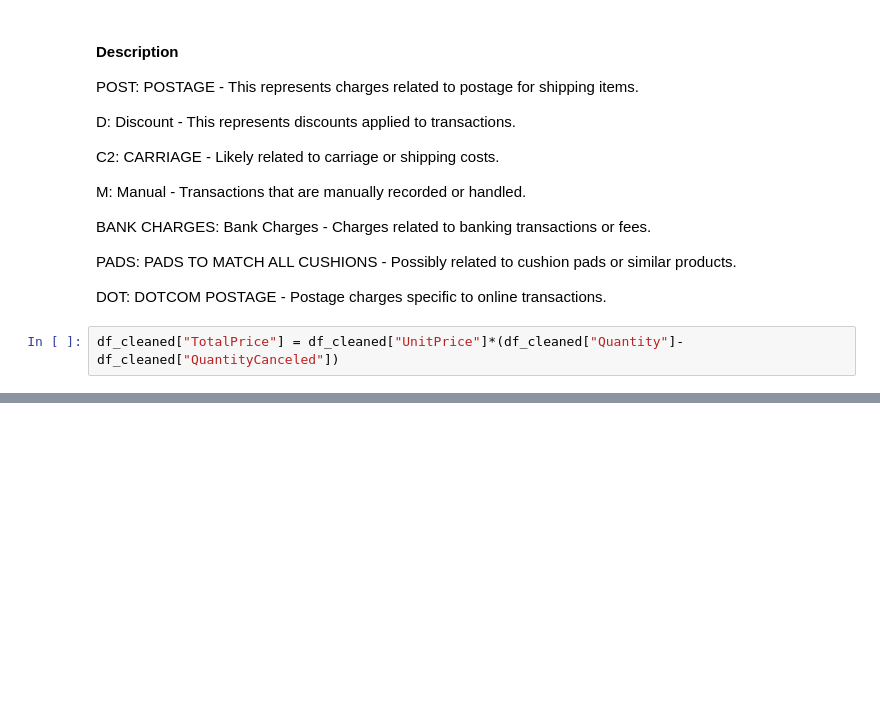
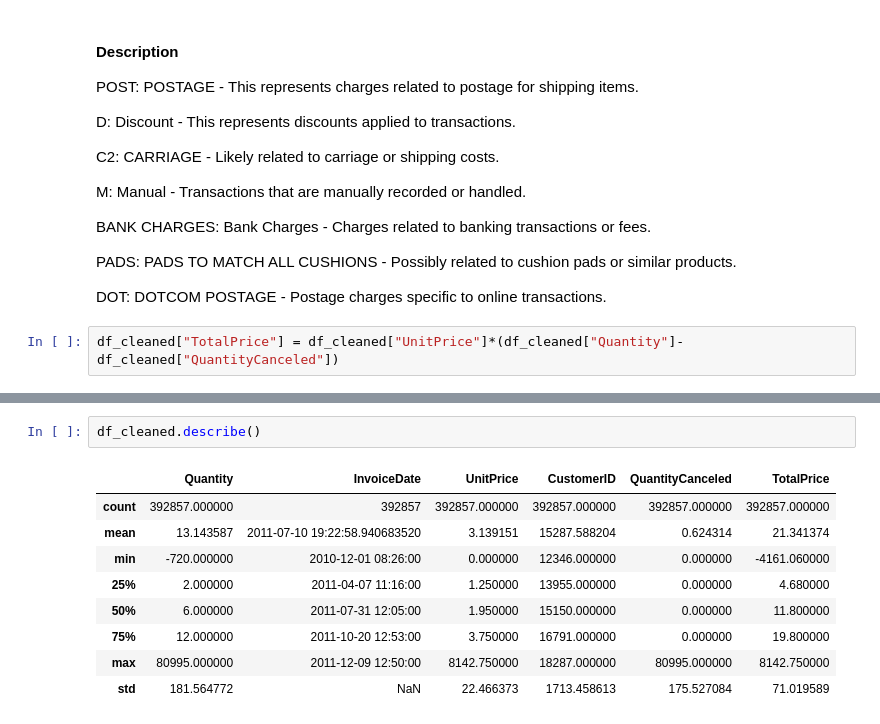
Before and after one commit to 464venkatsai/CustomerSegmentationAnalysis, a Jupyter notebook: Customer Segementation.ipynb, the cells around one changed output, grey strips where cells are left out. Saved outputs shown, nothing was run; the diff lists cells and outputs as text; blank space fills up the shorter version.

```diff
--- a/Customer Segementation.ipynb
+++ b/Customer Segementation.ipynb
@@ -379,0 +362,12 @@ df_cleaned[(df_cleaned["CustomerID"]==12347) & (df_cleaned["InvoiceNo"]==537626)
+# %%
+df_cleaned.describe()
+# %% [output]
+|  | Quantity | InvoiceDate | UnitPrice | CustomerID | QuantityCanceled | TotalPrice |
+| count | 392857.000000 | 392857 | 392857.000000 | 392857.000000 | 392857.000000 | 392857.000000 |
+| mean | 13.143587 | 2011-07-10 19:22:58.940683520 | 3.139151 | 15287.588204 | 0.624314 | 21.341374 |
+| min | -720.000000 | 2010-12-01 08:26:00 | 0.000000 | 12346.000000 | 0.000000 | -4161.060000 |
+| 25% | 2.000000 | 2011-04-07 11:16:00 | 1.250000 | 13955.000000 | 0.000000 | 4.680000 |
+| 50% | 6.000000 | 2011-07-31 12:05:00 | 1.950000 | 15150.000000 | 0.000000 | 11.800000 |
+| 75% | 12.000000 | 2011-10-20 12:53:00 | 3.750000 | 16791.000000 | 0.000000 | 19.800000 |
+| max | 80995.000000 | 2011-12-09 12:50:00 | 8142.750000 | 18287.000000 | 80995.000000 | 8142.750000 |
+| std | 181.564772 | NaN | 22.466373 | 1713.458613 | 175.527084 | 71.019589 |
```
Also changed, not shown: parts of 3 cells of this notebook, 1 other file.
